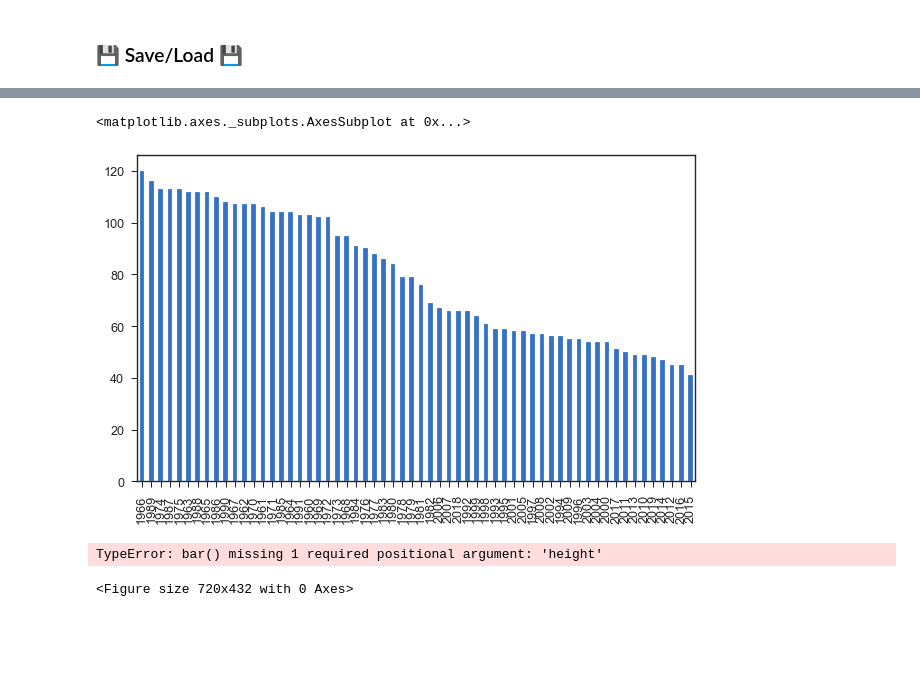
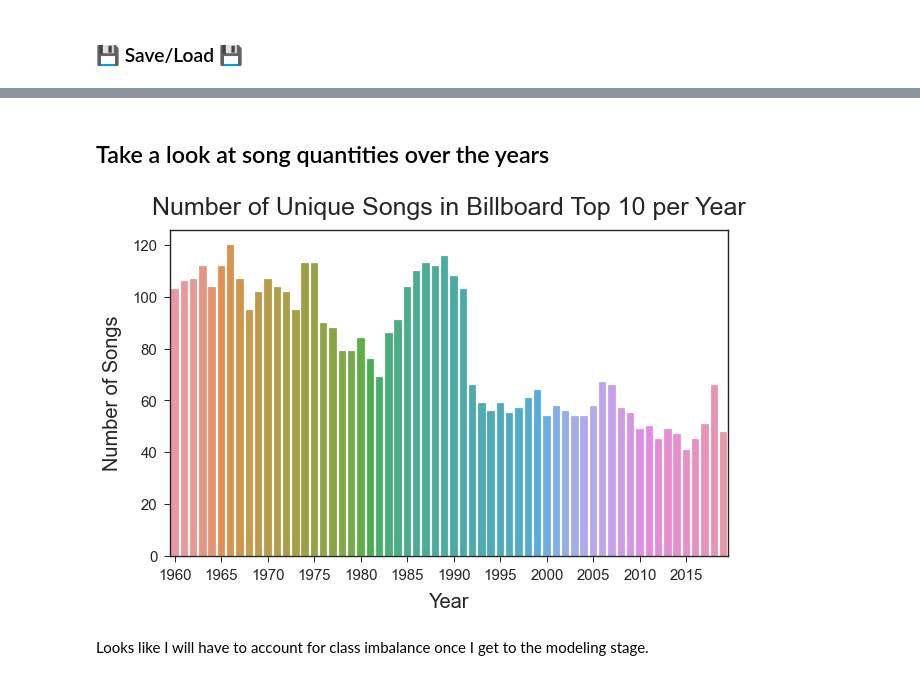
Before and after one commit to p-szymo/lyrics_thru_decades, a Jupyter notebook: 01_webscraping.ipynb, the cells around one changed output, grey strips where cells are left out. Cells and saved outputs as stored; diff of their text form; code cells hidden in the pictures; blank space fills up the shorter version.

Commit message:
clean up and add graph, backup from 11/18

```diff
--- a/01_webscraping.ipynb
+++ b/01_webscraping.ipynb
@@ -996,2 +993,0 @@ with gzip.open('data/lyrics_df_updated.pkl', 'wb') as goodbye:
-# %%
-df.loc[1324, 'lyrics'] = lyrics_grabber(access_token, 'The Morning After (Theme From The Poseidon Adventure)')
@@ -1024,3 +993,0 @@ result
-# %%
-df['lyrics'] = df.lyrics.map(remove_brackets)
-df.lyrics.head(100)
@@ -1055,16 +994,14 @@ Name: year, dtype: int64
-# %%
-# graph number of unique songs per year
-plt.figure(figsize=(10,6))
-df.year.value_counts().plot(kind='bar')
-# %% [output]
-<matplotlib.axes._subplots.AxesSubplot at 0x...>
-[figure, removed]
+# %% [markdown]
+## Take a look at song quantities over the years
 # %%
 # graph number of unique songs per year
 plt.figure(figsize=(10,6))
-plt.bar(df.year.value_counts())
-# plt.xticks(ticks=range(0,60,5), labels=range(1960,2021,5))
+sns.barplot(x=df.year.value_counts().sort_index().index, y=df.year.value_counts().sort_index())
+plt.title('Number of Unique Songs in Billboard Top 10 per Year', fontsize=25, pad=15)
+plt.xlabel('Year', fontsize=20, labelpad=10)
+plt.ylabel('Number of Songs', fontsize=20, labelpad=10)
+plt.xticks(ticks=range(0,60,5), labels=range(1960,2021,5), fontsize=15)
+plt.yticks(fontsize=15)
 plt.show()
 # %% [output]
-TypeError: bar() missing 1 required positional argument: 'height'
-<Figure size 720x432 with 0 Axes>
+[figure, added]
@@ -1107,0 +1008,2 @@ df = pd.concat([df, temp_df])
+# %% [markdown]
+Looks like I will have to account for class imbalance once I get to the modeling stage.
```
Also changed, not shown: parts of 18 cells of this notebook, 1 other file.
